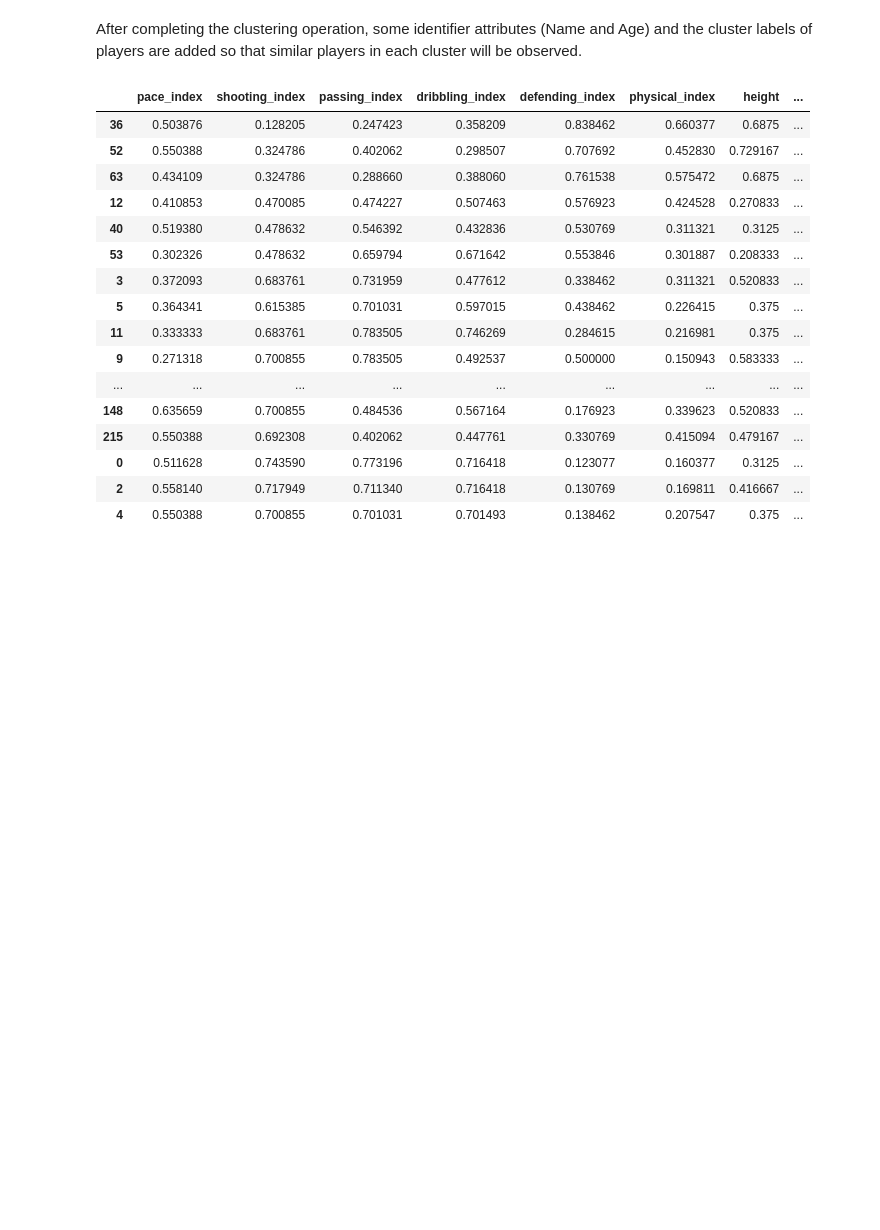
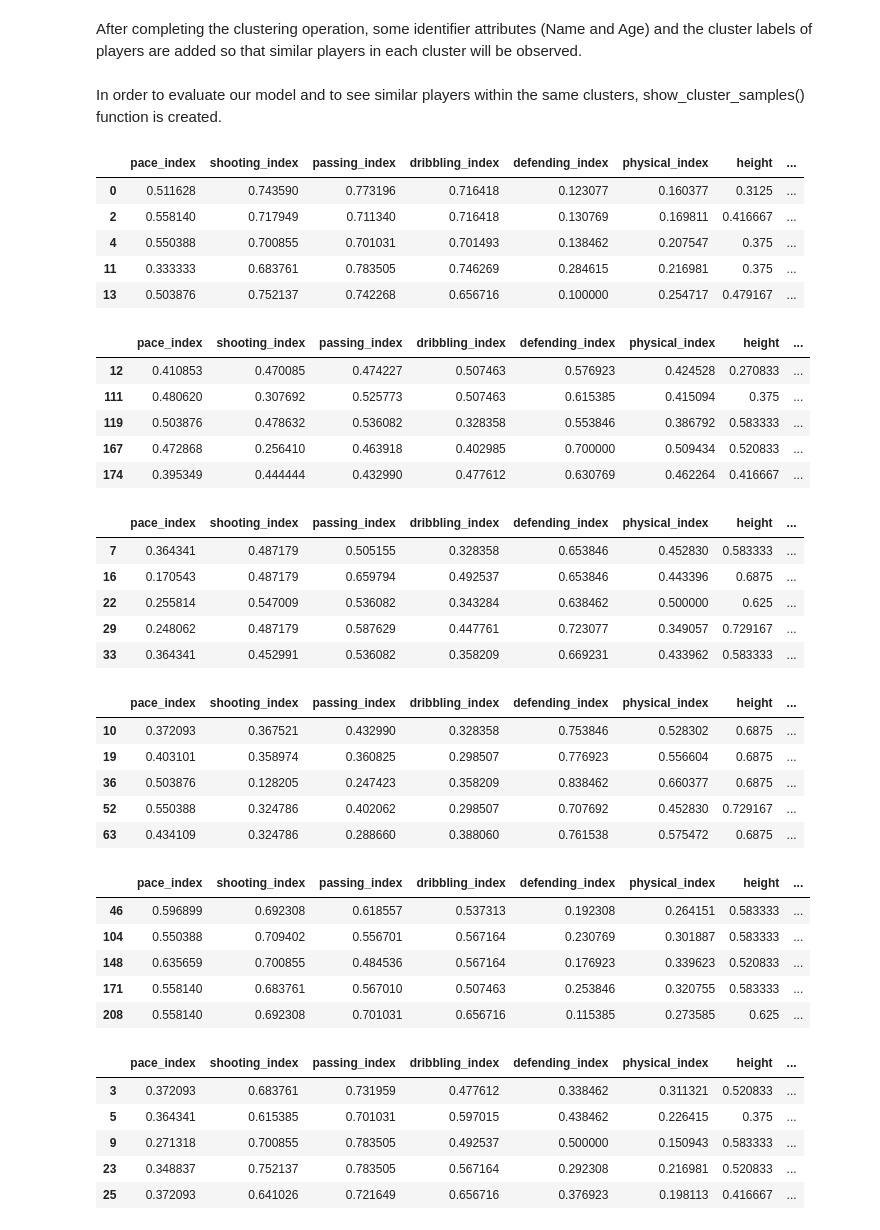
Before and after one commit to emredogan7/soccer-player-archetype-clustering, a Jupyter notebook: main.ipynb, the cells around one changed output. Drawn from its saved outputs; the diff is of its cells as text; code cells hidden in the pictures; blank space fills up the shorter version.

```diff
--- a/main.ipynb
+++ b/main.ipynb
@@ -225,5 +225,5 @@ Although the optimal k value resulted from the previous figure is 4 (might also
 # %%
-number_of_clusters = 10
+number_of_clusters = 7
 
 kmeanModel = KMeans(n_clusters = number_of_clusters )
 kmeanModel.fit(rescaled_data)
@@ -248,20 +240,45 @@ for each in range(number_of_clusters):
-# %%
-top3_results
-# %% [output]
-|  | pace_index | shooting_index | passing_index | dribbling_index | defending_index | physical_index | height | ... |
-| 36 | 0.503876 | 0.128205 | 0.247423 | 0.358209 | 0.838462 | 0.660377 | 0.6875 | ... |
-| 52 | 0.550388 | 0.324786 | 0.402062 | 0.298507 | 0.707692 | 0.452830 | 0.729167 | ... |
-| 63 | 0.434109 | 0.324786 | 0.288660 | 0.388060 | 0.761538 | 0.575472 | 0.6875 | ... |
-| 12 | 0.410853 | 0.470085 | 0.474227 | 0.507463 | 0.576923 | 0.424528 | 0.270833 | ... |
-| 40 | 0.519380 | 0.478632 | 0.546392 | 0.432836 | 0.530769 | 0.311321 | 0.3125 | ... |
-| 53 | 0.302326 | 0.478632 | 0.659794 | 0.671642 | 0.553846 | 0.301887 | 0.208333 | ... |
-| 3 | 0.372093 | 0.683761 | 0.731959 | 0.477612 | 0.338462 | 0.311321 | 0.520833 | ... |
-| 5 | 0.364341 | 0.615385 | 0.701031 | 0.597015 | 0.438462 | 0.226415 | 0.375 | ... |
-| 11 | 0.333333 | 0.683761 | 0.783505 | 0.746269 | 0.284615 | 0.216981 | 0.375 | ... |
-| 9 | 0.271318 | 0.700855 | 0.783505 | 0.492537 | 0.500000 | 0.150943 | 0.583333 | ... |
-| ... | ... | ... | ... | ... | ... | ... | ... | ... |
-| 148 | 0.635659 | 0.700855 | 0.484536 | 0.567164 | 0.176923 | 0.339623 | 0.520833 | ... |
-| 215 | 0.550388 | 0.692308 | 0.402062 | 0.447761 | 0.330769 | 0.415094 | 0.479167 | ... |
-| 0 | 0.511628 | 0.743590 | 0.773196 | 0.716418 | 0.123077 | 0.160377 | 0.3125 | ... |
-| 2 | 0.558140 | 0.717949 | 0.711340 | 0.716418 | 0.130769 | 0.169811 | 0.416667 | ... |
-| 4 | 0.550388 | 0.700855 | 0.701031 | 0.701493 | 0.138462 | 0.207547 | 0.375 | ... |
+# %% [markdown]
+In order to evaluate our model and to see similar players within the same clusters, show_cluster_samples() function is created.
+# %%
+def show_cluster_samples(df, cluster_no, number_of_samples):
+    return df[df['Cluster'] == cluster_no][:number_of_samples]
+# %%
+for cluster_no in range(number_of_clusters):
+    display(show_cluster_samples(rescaled_data, cluster_no, 5))
+# %% [output]
+|  | pace_index | shooting_index | passing_index | dribbling_index | defending_index | physical_index | height | ... |
+| 0 | 0.511628 | 0.743590 | 0.773196 | 0.716418 | 0.123077 | 0.160377 | 0.3125 | ... |
+| 2 | 0.558140 | 0.717949 | 0.711340 | 0.716418 | 0.130769 | 0.169811 | 0.416667 | ... |
+| 4 | 0.550388 | 0.700855 | 0.701031 | 0.701493 | 0.138462 | 0.207547 | 0.375 | ... |
+| 11 | 0.333333 | 0.683761 | 0.783505 | 0.746269 | 0.284615 | 0.216981 | 0.375 | ... |
+| 13 | 0.503876 | 0.752137 | 0.742268 | 0.656716 | 0.100000 | 0.254717 | 0.479167 | ... |
+|  | pace_index | shooting_index | passing_index | dribbling_index | defending_index | physical_index | height | ... |
+| 12 | 0.410853 | 0.470085 | 0.474227 | 0.507463 | 0.576923 | 0.424528 | 0.270833 | ... |
+| 111 | 0.480620 | 0.307692 | 0.525773 | 0.507463 | 0.615385 | 0.415094 | 0.375 | ... |
+| 119 | 0.503876 | 0.478632 | 0.536082 | 0.328358 | 0.553846 | 0.386792 | 0.583333 | ... |
+| 167 | 0.472868 | 0.256410 | 0.463918 | 0.402985 | 0.700000 | 0.509434 | 0.520833 | ... |
+| 174 | 0.395349 | 0.444444 | 0.432990 | 0.477612 | 0.630769 | 0.462264 | 0.416667 | ... |
+|  | pace_index | shooting_index | passing_index | dribbling_index | defending_index | physical_index | height | ... |
+| 7 | 0.364341 | 0.487179 | 0.505155 | 0.328358 | 0.653846 | 0.452830 | 0.583333 | ... |
+| 16 | 0.170543 | 0.487179 | 0.659794 | 0.492537 | 0.653846 | 0.443396 | 0.6875 | ... |
+| 22 | 0.255814 | 0.547009 | 0.536082 | 0.343284 | 0.638462 | 0.500000 | 0.625 | ... |
+| 29 | 0.248062 | 0.487179 | 0.587629 | 0.447761 | 0.723077 | 0.349057 | 0.729167 | ... |
+| 33 | 0.364341 | 0.452991 | 0.536082 | 0.358209 | 0.669231 | 0.433962 | 0.583333 | ... |
+|  | pace_index | shooting_index | passing_index | dribbling_index | defending_index | physical_index | height | ... |
+| 10 | 0.372093 | 0.367521 | 0.432990 | 0.328358 | 0.753846 | 0.528302 | 0.6875 | ... |
+| 19 | 0.403101 | 0.358974 | 0.360825 | 0.298507 | 0.776923 | 0.556604 | 0.6875 | ... |
+| 36 | 0.503876 | 0.128205 | 0.247423 | 0.358209 | 0.838462 | 0.660377 | 0.6875 | ... |
+| 52 | 0.550388 | 0.324786 | 0.402062 | 0.298507 | 0.707692 | 0.452830 | 0.729167 | ... |
+| 63 | 0.434109 | 0.324786 | 0.288660 | 0.388060 | 0.761538 | 0.575472 | 0.6875 | ... |
+|  | pace_index | shooting_index | passing_index | dribbling_index | defending_index | physical_index | height | ... |
+| 46 | 0.596899 | 0.692308 | 0.618557 | 0.537313 | 0.192308 | 0.264151 | 0.583333 | ... |
+| 104 | 0.550388 | 0.709402 | 0.556701 | 0.567164 | 0.230769 | 0.301887 | 0.583333 | ... |
+| 148 | 0.635659 | 0.700855 | 0.484536 | 0.567164 | 0.176923 | 0.339623 | 0.520833 | ... |
+| 171 | 0.558140 | 0.683761 | 0.567010 | 0.507463 | 0.253846 | 0.320755 | 0.583333 | ... |
+| 208 | 0.558140 | 0.692308 | 0.701031 | 0.656716 | 0.115385 | 0.273585 | 0.625 | ... |
+|  | pace_index | shooting_index | passing_index | dribbling_index | defending_index | physical_index | height | ... |
+| 3 | 0.372093 | 0.683761 | 0.731959 | 0.477612 | 0.338462 | 0.311321 | 0.520833 | ... |
+| 5 | 0.364341 | 0.615385 | 0.701031 | 0.597015 | 0.438462 | 0.226415 | 0.375 | ... |
+| 9 | 0.271318 | 0.700855 | 0.783505 | 0.492537 | 0.500000 | 0.150943 | 0.583333 | ... |
+| 23 | 0.348837 | 0.752137 | 0.783505 | 0.567164 | 0.292308 | 0.216981 | 0.520833 | ... |
+| 25 | 0.372093 | 0.641026 | 0.721649 | 0.656716 | 0.376923 | 0.198113 | 0.416667 | ... |
```
Also changed, not shown: parts of 21 cells of this notebook.
